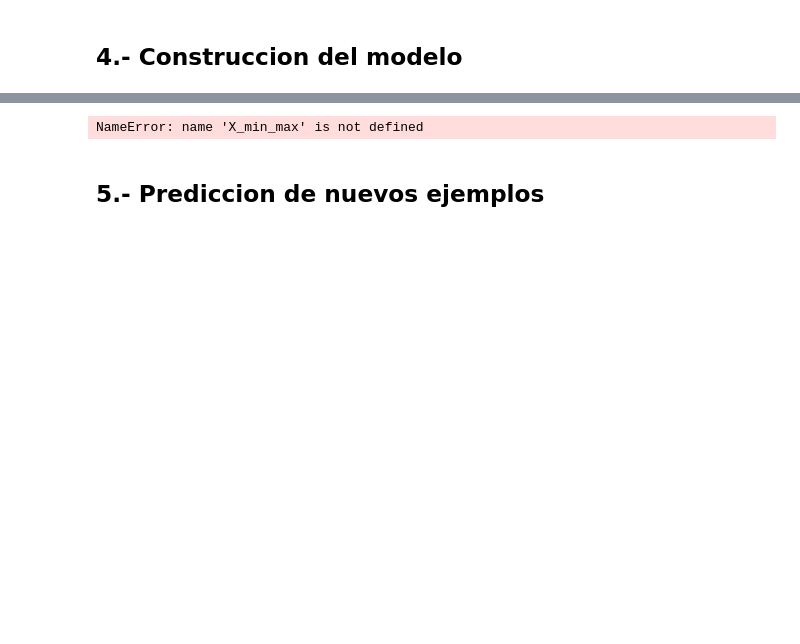
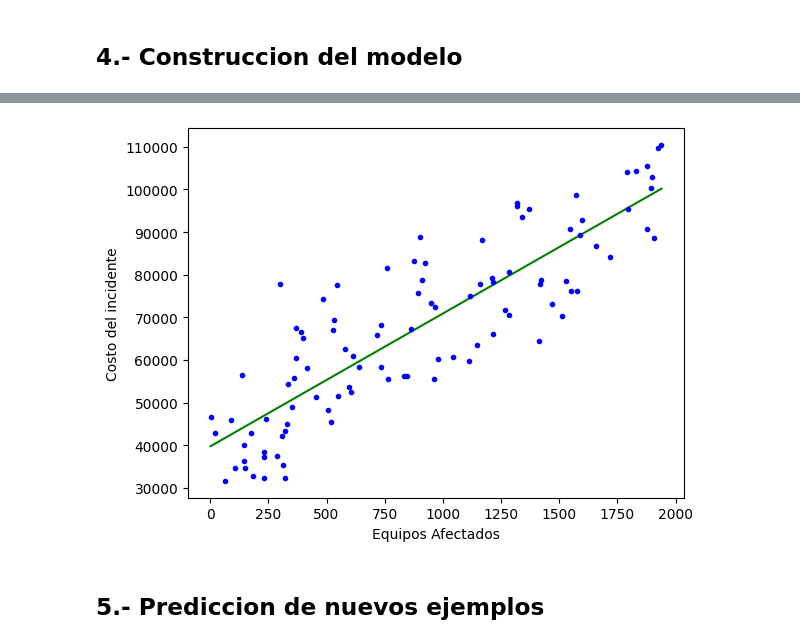
Before and after one commit to itsFDavid/Simulacion, a Jupyter notebook: 04-Regresion_Lineal/04-Regresion_Lineal.ipynb, the cells around one changed output, grey strips where cells are left out. Cells and saved outputs as stored; diff of their text form; code cells hidden in the pictures; blank space fills up the shorter version.

```diff
--- a/04-Regresion_Lineal/04-Regresion_Lineal.ipynb
+++ b/04-Regresion_Lineal/04-Regresion_Lineal.ipynb
@@ -107,14 +111,14 @@ y_train_pred = lin_reg.predict(X_min_max)
 # %%
 # Representacion grafica de la funcion de hipotesis generada
 
 # Funcion de hipotesis
 plt.plot(X_min_max, y_train_pred, "g-")
-plt.plot(df['No_equipos_Afectados'], df['Costo'], "b.")
+plt.plot(df['No_Equipos_Afectados'], df['Costo'], "b.")
 plt.xlabel("Equipos Afectados")
 plt.ylabel("Costo del incidente")
 plt.show()
 # %% [output]
-NameError: name 'X_min_max' is not defined
+[figure, added]
 # %% [markdown]
 ## 5.- Prediccion de nuevos ejemplos
 # %%
```
Also changed, not shown: parts of 11 cells of this notebook.
